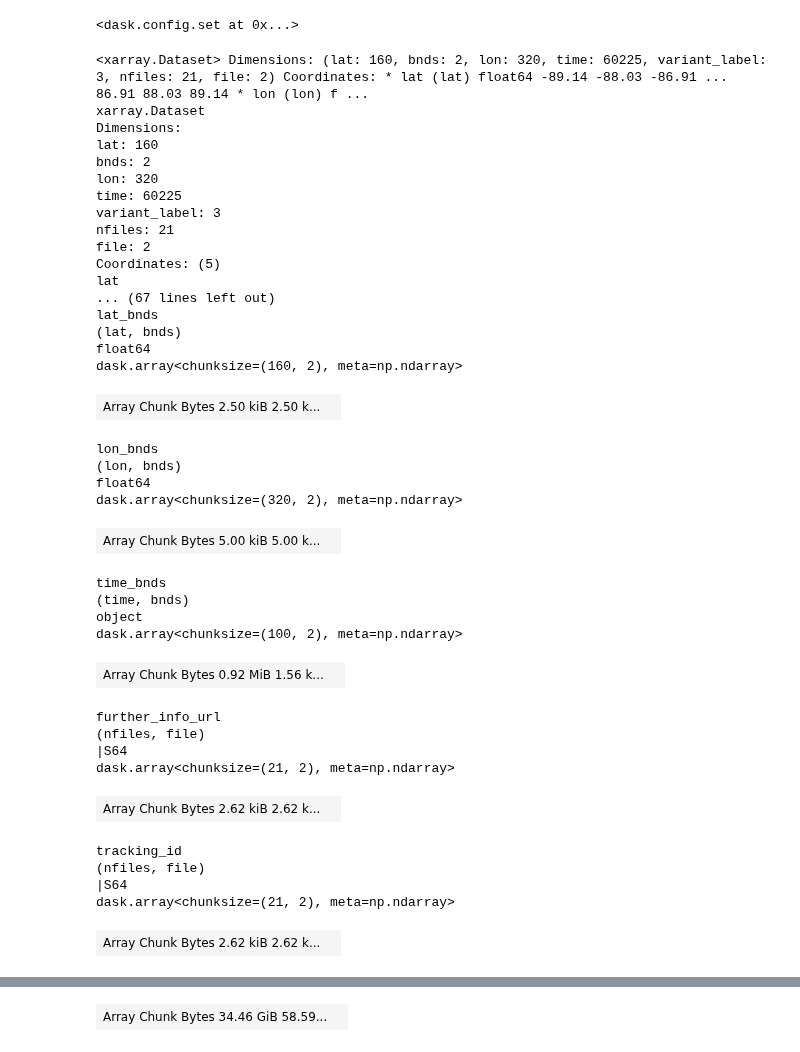
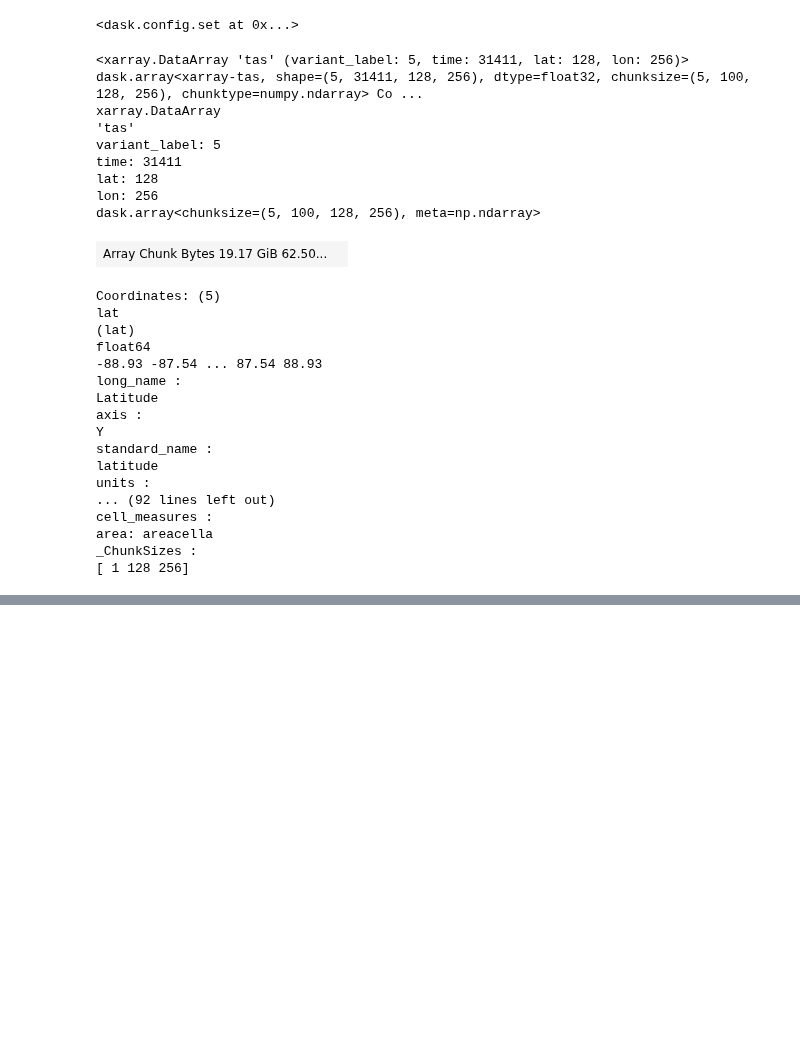
Before and after one commit to zequihg50/esgf-virtual-aggregation, a Jupyter notebook: demo.ipynb, the cells around one changed output, grey strips where cells are left out. Cells and saved outputs as stored; diff of their text form; code cells hidden in the pictures; blank space fills up the shorter version.

```diff
--- a/demo.ipynb
+++ b/demo.ipynb
@@ -10,45 +10,34 @@ dask.config.set(scheduler="processes")
 # %% [output]
 <dask.config.set at 0x...>
 # %%
-dataset = "http://localhost:8080/thredds/dodsC/esgeva/demo/CMIP6_CMIP_BCC_BCC-CSM2-MR_esm-hist_day_tasmax_gn_v20181128_aims3.llnl.gov.ncml"
+dataset = "https://hub.ipcc.ifca.es/thredds/dodsC/esgeva/ensemble/CMIP6/ScenarioMIP/day/CMIP6_ScenarioMIP_CNRM-CERFACS_CNRM-CM6-1_ssp245_day_gr_v20190410/replicas/aims3.llnl.gov/CMIP6_ScenarioMIP_CNRM-CERFACS_CNRM-CM6-1_ssp245_day_tas_gr_v20190410_aims3.llnl.gov.ncml"
 ds = xarray.open_dataset(dataset).chunk({"time": 100})
-ds
+tas = ds["tas"]
+tas
 # %% [output]
-<xarray.Dataset> Dimensions: (lat: 160, bnds: 2, lon: 320, time: 60225, variant_label: 3, nfiles: 21, file: 2) Coordinates: * lat (lat) float64 -89.14 -88.03 -86.91 ... 86.91 88.03 89.14 * lon (lon) f ...
-xarray.Dataset
-Dimensions:
-lat: 160
-bnds: 2
-lon: 320
-time: 60225
-variant_label: 3
-nfiles: 21
-file: 2
-Coordinates: (5)
-lat
-... (67 lines left out)
-lat_bnds
-(lat, bnds)
-float64
-dask.array<chunksize=(160, 2), meta=np.ndarray>
+<xarray.DataArray 'tas' (variant_label: 5, time: 31411, lat: 128, lon: 256)> dask.array<xarray-tas, shape=(5, 31411, 128, 256), dtype=float32, chunksize=(5, 100, 128, 256), chunktype=numpy.ndarray> Co ...
+xarray.DataArray
+'tas'
+variant_label: 5
+time: 31411
+lat: 128
+lon: 256
+dask.array<chunksize=(5, 100, 128, 256), meta=np.ndarray>
-| Array Chunk Bytes 2.50 kiB 2.50 k... |  |
+| Array Chunk Bytes 19.17 GiB 62.50... |  |
-lon_bnds
-(lon, bnds)
+Coordinates: (5)
+lat
+(lat)
 float64
-dask.array<chunksize=(320, 2), meta=np.ndarray>
+-88.93 -87.54 ... 87.54 88.93
+long_name :
+Latitude
+axis :
+Y
+standard_name :
+latitude
+units :
+... (92 lines left out)
+cell_measures :
+area: areacella
+_ChunkSizes :
+[ 1 128 256]
-| Array Chunk Bytes 5.00 kiB 5.00 k... |  |
-time_bnds
-(time, bnds)
-object
-dask.array<chunksize=(100, 2), meta=np.ndarray>
-| Array Chunk Bytes 0.92 MiB 1.56 k... |  |
-further_info_url
-(nfiles, file)
-|S64
-dask.array<chunksize=(21, 2), meta=np.ndarray>
-| Array Chunk Bytes 2.62 kiB 2.62 k... |  |
-tracking_id
-(nfiles, file)
-|S64
-dask.array<chunksize=(21, 2), meta=np.ndarray>
-| Array Chunk Bytes 2.62 kiB 2.62 k... |  |
@@ -72 +43,0 @@ history :
-| Array Chunk Bytes 34.46 GiB 58.59... |  |
```
Also changed, not shown: parts of 7 cells of this notebook, 2 other files.
